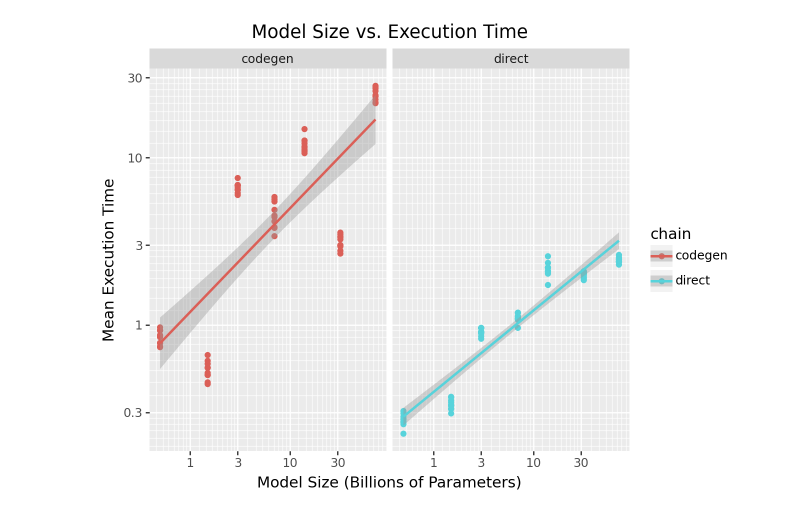
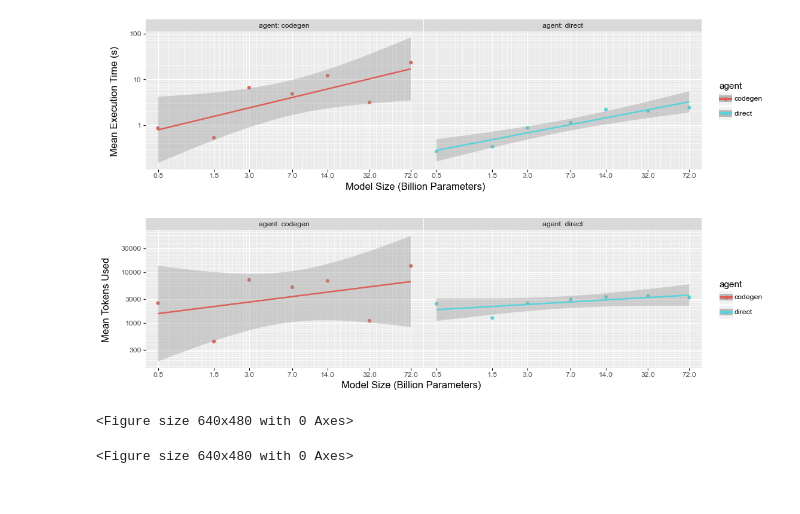
Before and after one commit to chenseanxy/llm-ran, a Jupyter notebook: notebooks/scaling.ipynb, the cells around one changed output. Saved outputs shown, nothing was run; the diff lists cells and outputs as text; code cells hidden in the pictures.

```diff
--- a/notebooks/scaling.ipynb
+++ b/notebooks/scaling.ipynb
@@ -1,10 +1,11 @@
 # %%
 import pandas as pd
 from plotnine import (
-    ggplot, geom_point, geom_line,
-    aes, stat_smooth, facet_wrap, labs,
+    ggplot, geom_point, geom_line, geom_smooth,
+    aes, facet_wrap, labs,
     scale_x_log10, scale_y_continuous, scale_y_log10,
 )
-import seaborn as sns
-%matplotlib
-sns.set_theme()
+import patchworklib as pw
+import numpy as np
+
+from llm_ran.benchmark.metrics import pass_at, pass_power
@@ -13,7 +12,9 @@ Using matplotlib backend: module://matplotlib_inline.backend_inline
 # %%
-DATA_PATH = "../data/"
+DATA_PATH = "../data"
+OUTPUT_PATH = "../../thesis/figures"
 df = pd.read_csv(f"{DATA_PATH}/processed/combined.csv", index_col=0)
 df = df[(df['scenario'] == "base") & (df['model'].str.startswith('qwen2.5:'))]
-df['model_size'] = df['model'].str.split(':').str[1].str.replace('b', '').astype(float)
+df['model_size'] = df['model'].str.split(':').str[1].str.replace('b', '').str.replace('8x', '').astype(float)
+df = df.rename(columns={"chain": "agent"})
 df.columns
 # %% [output]
@@ -87,16 +143,42 @@ _data = df.groupby(["model_size", "chain"])['correct'].mean().reset_index()
 # %%
 # Model size vs. execution time
-(
-    ggplot(
-        resampled,
-        aes(x='model_size', y='execution_time', color='chain'),
-    ) +
-    geom_point() +
-    stat_smooth(method='lm') +
-    labs(title='Model Size vs. Execution Time', x='Model Size (Billions of Parameters)', y='Mean Execution Time') +
-    scale_x_log10() +
-    scale_y_log10() +
-    facet_wrap('~chain', ncol=2)
+_g1 = (
+    ggplot(resampled, aes(x='model_size', y="execution_time", color="agent"))
+    + geom_point()
+    + geom_smooth(method='lm')
+    + scale_x_log10(
+        breaks=resampled['model_size'].unique(),
+        labels=resampled['model_size'].unique(),
+    )
+    + scale_y_log10()
+    + facet_wrap('agent', labeller="label_both")
+    + labs(
+        x='Model Size (Billion Parameters)',
+        y='Mean Execution Time (s)',
+        # title='Execution Time vs Model Size',
+    )
 )
+_g2 = (
+    ggplot(resampled, aes(x='model_size', y="total_tokens", color="agent"))
+    + geom_point()
+    + geom_smooth(method='lm')
+    + scale_x_log10(
+        breaks=resampled['model_size'].unique(),
+        labels=resampled['model_size'].unique(),
+    )
+    + scale_y_log10()
+    + facet_wrap('agent', labeller="label_both")
+    + labs(
+        x='Model Size (Billion Parameters)',
+        y='Mean Tokens Used',
+        # title='Tokens Used vs Model Size',
+    )
+)
+_figsize = (12, 3)
+_g = pw.load_ggplot(_g1, _figsize) / pw.load_ggplot(_g2, _figsize)
+# _g.set_suptitle("Scaling Cost of Qwen-2.5 Models")
+_g.savefig(f"{OUTPUT_PATH}/scaling_cost.png", bbox_inches='tight')
 # %% [output]
-[figure, old version]
+[figure, new version]
+<Figure size 640x480 with 0 Axes>
+<Figure size 640x480 with 0 Axes>
```
Also changed, not shown: parts of 8 cells of this notebook, 7 other files.
